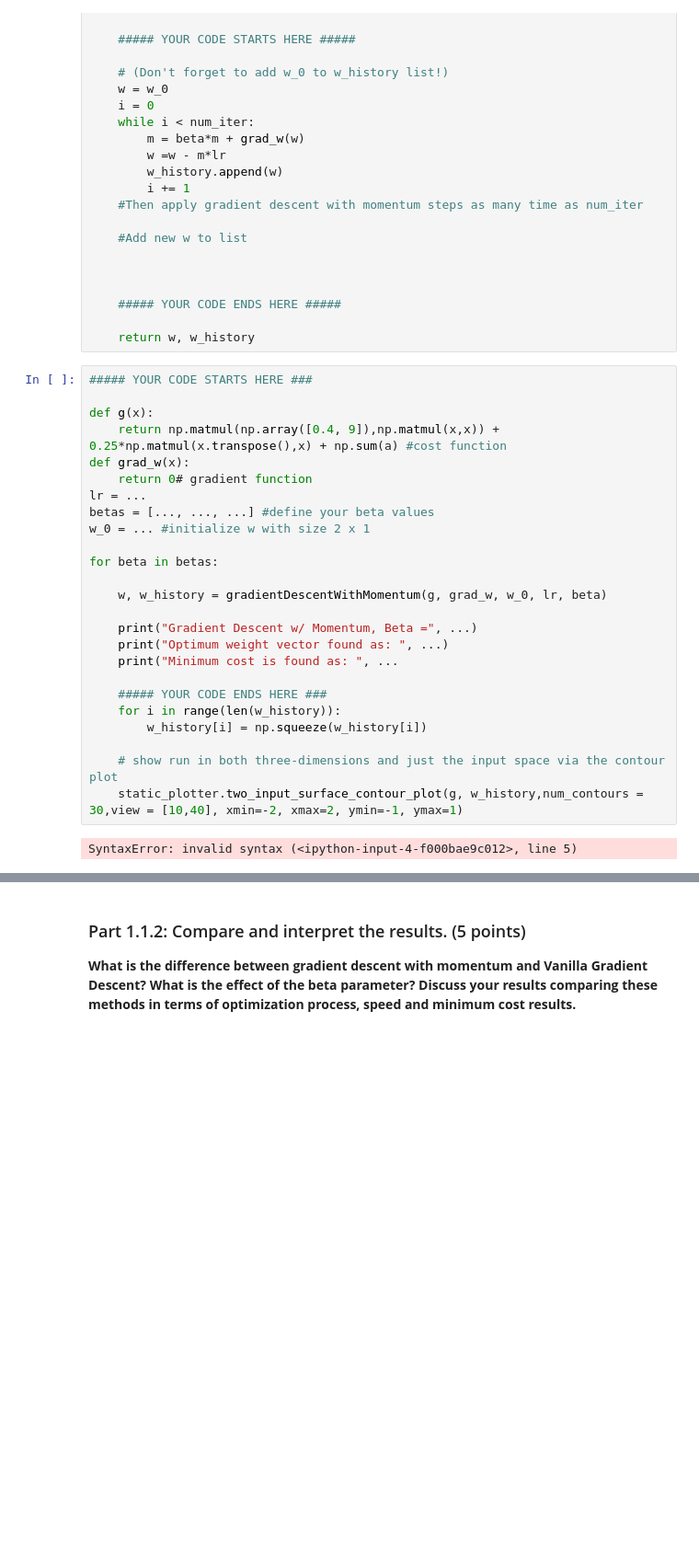
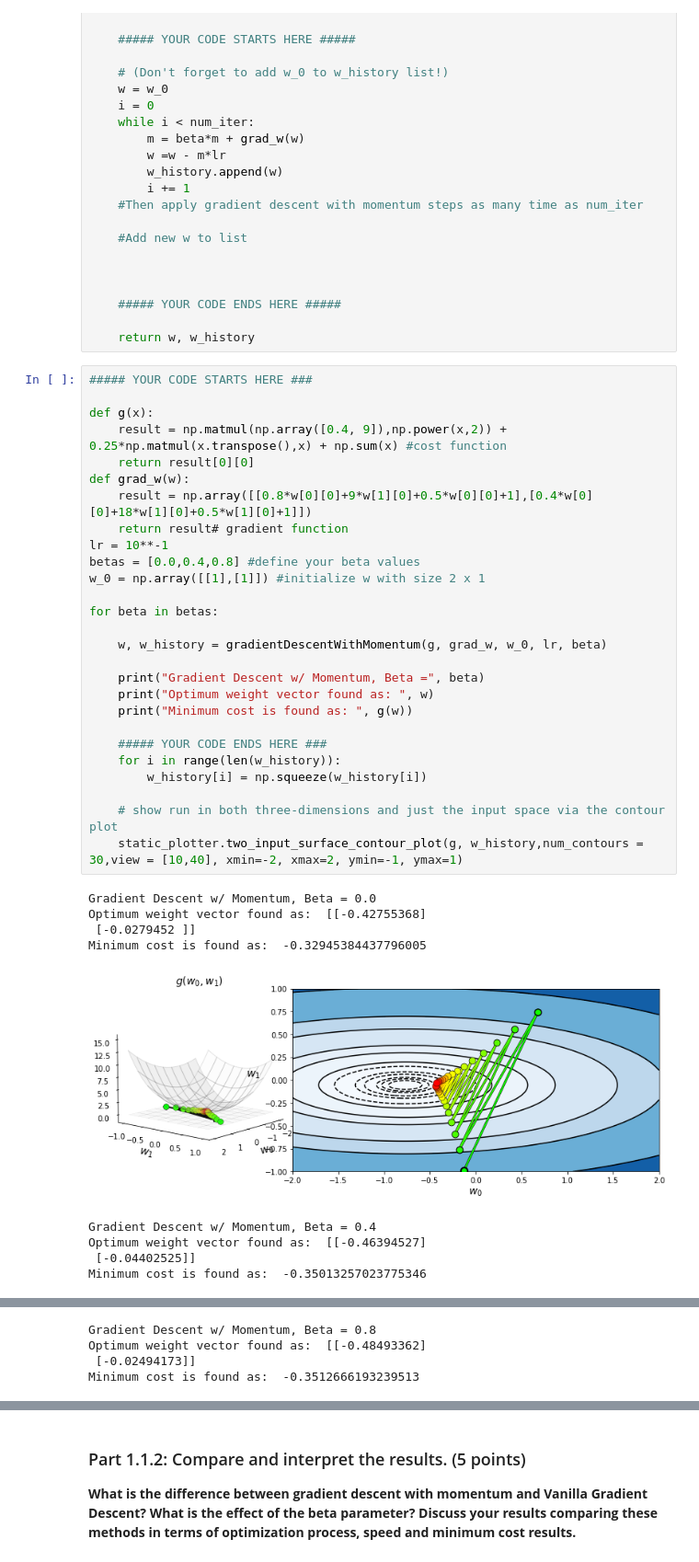
Before and after one commit to YCT1/L4D, a Jupyter notebook: Homework 2/HW2_template.ipynb, the cells around one changed output, grey strips where cells are left out. Shown: that part at 92% size. Saved outputs shown, nothing was run; the diff lists cells and outputs as text; blank space fills up the shorter version.

```diff
--- a/Homework 2/HW2_template.ipynb
+++ b/Homework 2/HW2_template.ipynb
@@ -83,27 +83,37 @@ def gradientDescentWithMomentum(g, grad_w, w_0=None, lr = None, beta = None, num
 # %%
 ##### YOUR CODE STARTS HERE ###
 
 def g(x):
-    return np.matmul(np.array([0.4, 9]),np.matmul(x,x)) + 0.25*np.matmul(x.transpose(),x) + np.sum(a) #cost function
-def grad_w(x):
-    return 0# gradient function
-lr = ...
-betas = [..., ..., ...] #define your beta values
-w_0 = ... #initialize w with size 2 x 1
+    result = np.matmul(np.array([0.4, 9]),np.power(x,2)) + 0.25*np.matmul(x.transpose(),x) + np.sum(x) #cost function
+    return result[0][0]
+def grad_w(w):
+    result = np.array([[0.8*w[0][0]+9*w[1][0]+0.5*w[0][0]+1],[0.4*w[0][0]+18*w[1][0]+0.5*w[1][0]+1]])
+    return result# gradient function
+lr = 10**-1
+betas = [0.0,0.4,0.8] #define your beta values
+w_0 = np.array([[1],[1]]) #initialize w with size 2 x 1
 
 for beta in betas:
 
     w, w_history = gradientDescentWithMomentum(g, grad_w, w_0, lr, beta)
 
-    print("Gradient Descent w/ Momentum, Beta =", ...)
-    print("Optimum weight vector found as: ", ...)
-    print("Minimum cost is found as: ", ...
+    print("Gradient Descent w/ Momentum, Beta =", beta)
+    print("Optimum weight vector found as: ", w)
+    print("Minimum cost is found as: ", g(w))
 
     ##### YOUR CODE ENDS HERE ###
     for i in range(len(w_history)):
         w_history[i] = np.squeeze(w_history[i])
 
     # show run in both three-dimensions and just the input space via the contour plot
     static_plotter.two_input_surface_contour_plot(g, w_history,num_contours = 30,view = [10,40], xmin=-2, xmax=2, ymin=-1, ymax=1)
 # %% [output]
-SyntaxError: invalid syntax (<ipython-input-4-f000bae9c012>, line 5)
+Gradient Descent w/ Momentum, Beta = 0.0
+Optimum weight vector found as:  [[-0.42755368]
+ [-0.0279452 ]]
+Minimum cost is found as:  -0.32945384437796005
+[figure, added]
+Gradient Descent w/ Momentum, Beta = 0.4
+Optimum weight vector found as:  [[-0.46394527]
+ [-0.04402525]]
+Minimum cost is found as:  -0.35013257023775346
@@ -109,0 +121,4 @@ SyntaxError: invalid syntax (<ipython-input-4-f000bae9c012>, line 5)
+Gradient Descent w/ Momentum, Beta = 0.8
+Optimum weight vector found as:  [[-0.48493362]
+ [-0.02494173]]
+Minimum cost is found as:  -0.3512666193239513
```
Also changed, not shown: parts of 1 cell of this notebook, 1 other file.
